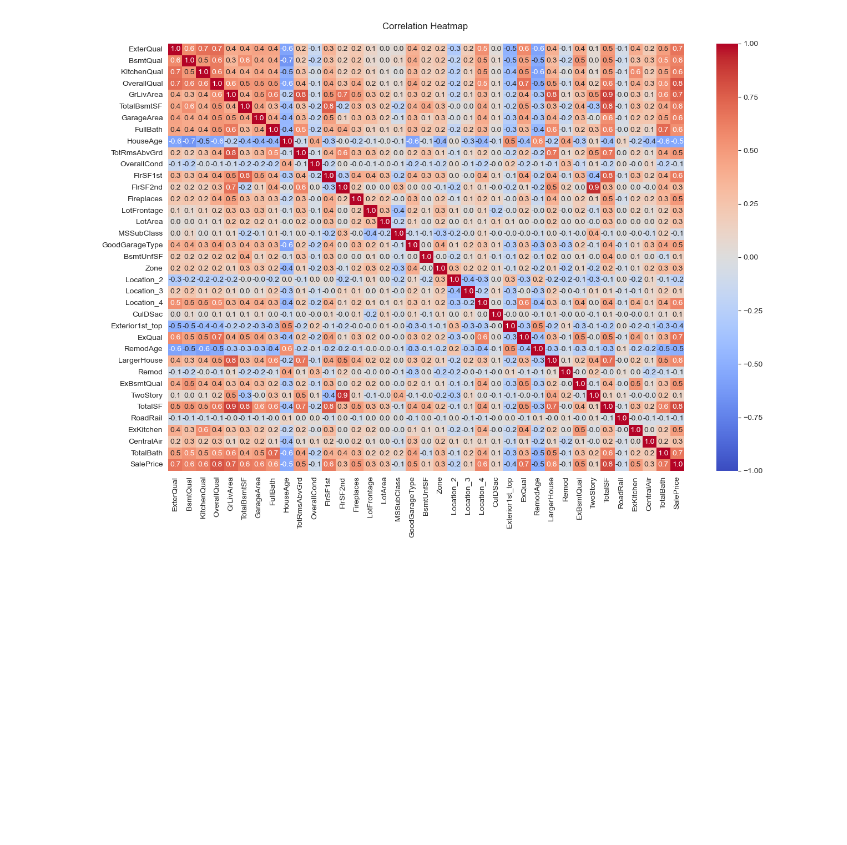
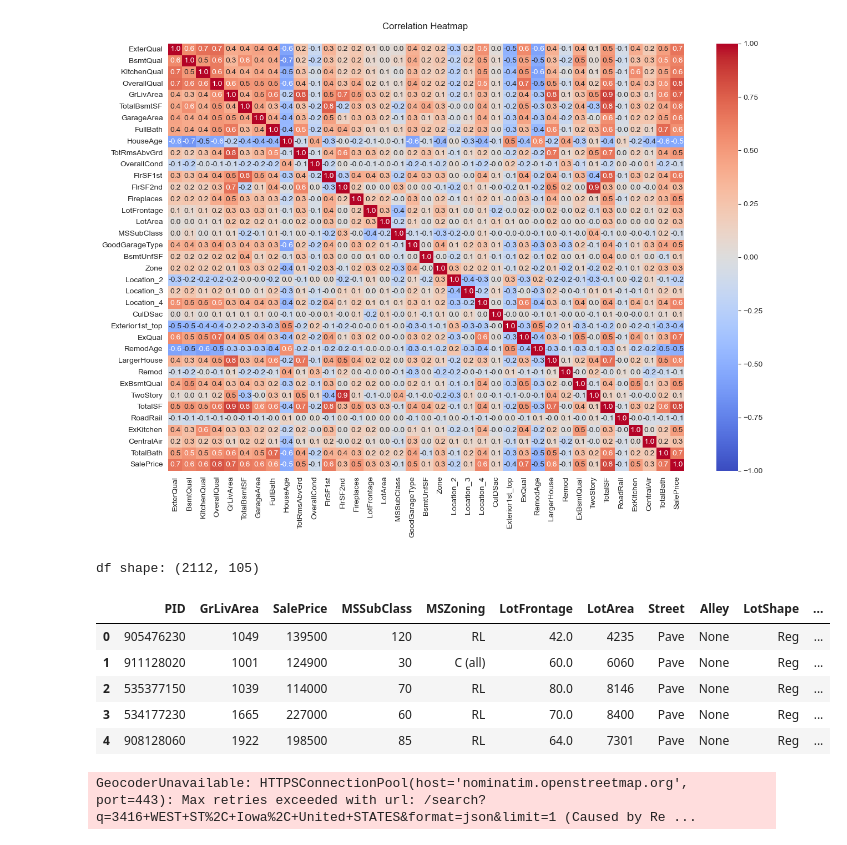
Before and after one commit to franciscapalacios/housing_project, a Jupyter notebook: geo_data.ipynb, the cells around one changed output. Cells and saved outputs as stored; diff of their text form; code cells hidden in the pictures; blank space fills up the shorter version.

```diff
--- a/geo_data.ipynb
+++ b/geo_data.ipynb
@@ -40,3 +40,33 @@ Name: LotFrontage, dtype: float64
 [figure]
 [figure]
 [figure]
+# %%
+print('df shape:', df.shape, '\n')
+df.head()
+# %% [output]
+df shape: (2112, 105)
+|  | PID | GrLivArea | SalePrice | MSSubClass | MSZoning | LotFrontage | LotArea | Street | Alley | LotShape | ... |
+| 0 | 905476230 | 1049 | 139500 | 120 | RL | 42.0 | 4235 | Pave | None | Reg | ... |
+| 1 | 911128020 | 1001 | 124900 | 30 | C (all) | 60.0 | 6060 | Pave | None | Reg | ... |
+| 2 | 535377150 | 1039 | 114000 | 70 | RL | 80.0 | 8146 | Pave | None | Reg | ... |
+| 3 | 534177230 | 1665 | 227000 | 60 | RL | 70.0 | 8400 | Pave | None | Reg | ... |
+| 4 | 908128060 | 1922 | 198500 | 85 | RL | 64.0 | 7301 | Pave | None | Reg | ... |
+# %%
+def f_address(st):
+    full_address = (str(st) + ", Iowa, United STATES")
+    return full_address
+
+import geopy
+import time
+from geopy import Nominatim
+from geopy.extra.rate_limiter import RateLimiter
+
+locator = Nominatim(user_agent="myGeocoder")
+
+#df['latitutde'],df['longitude'] = locator.geocode(df['Prop_Addr'].apply(f_address))[1]
+
+
+df['latitutde'],df['longitude'] = locator.geocode(f_address(df['Prop_Addr'][0]))[1]
+df
+# %% [output]
+GeocoderUnavailable: HTTPSConnectionPool(host='nominatim.openstreetmap.org', port=443): Max retries exceeded with url: /search?q=3416+WEST+ST%2C+Iowa%2C+United+STATES&format=json&limit=1 (Caused by Re ...
```
Also changed, not shown: parts of 2 cells of this notebook, 1 other file.
